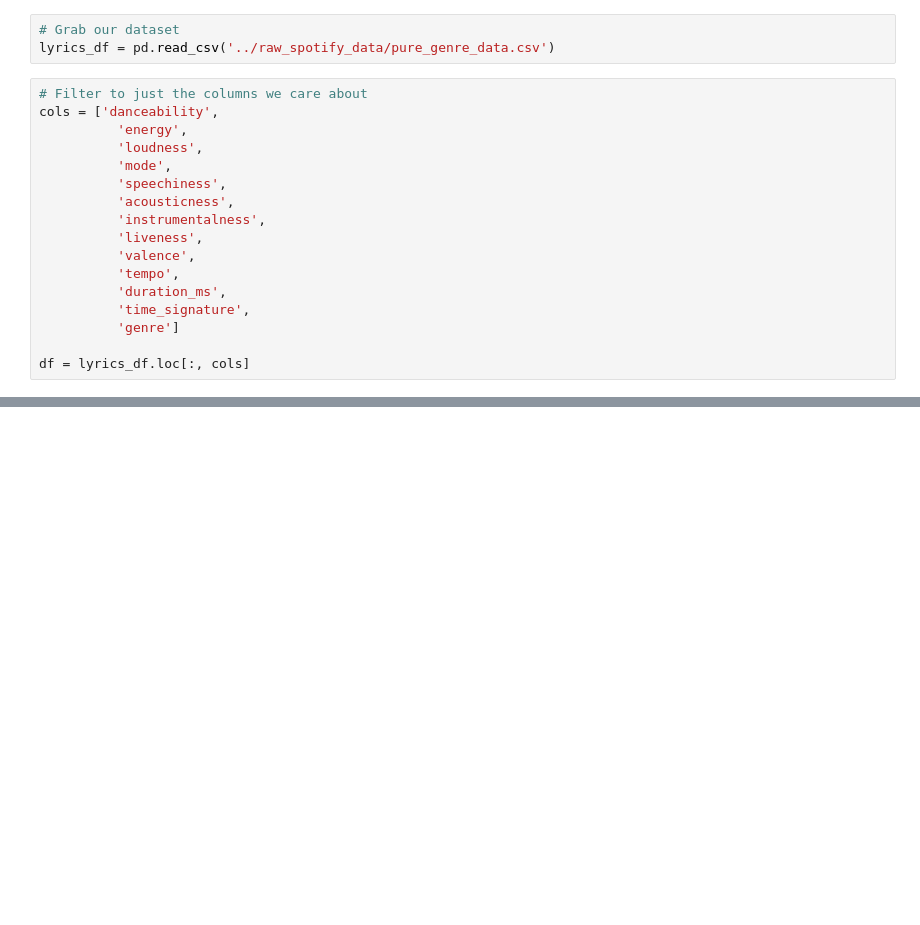
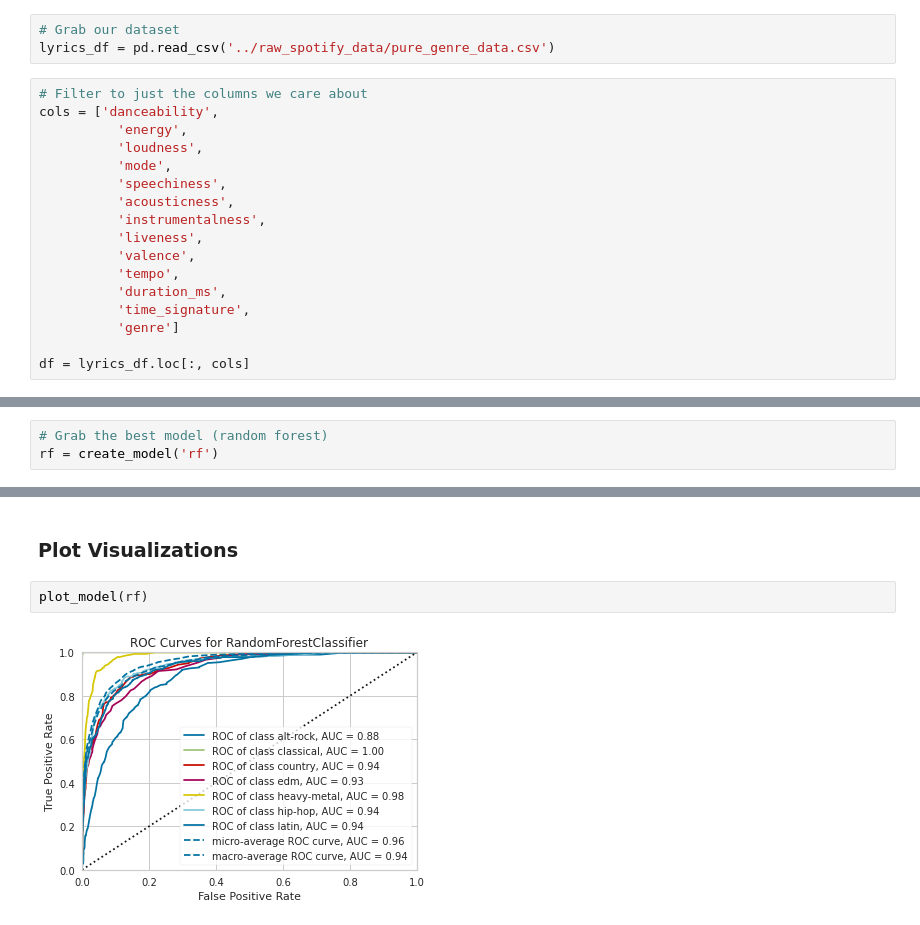
Before and after one commit to Cardoni15/694_spotify, a Jupyter notebook: supervised_learning/pycaret_classifier.ipynb, the cells around one changed output, grey strips where cells are left out. Cells and saved outputs as stored; diff of their text form; blank space fills up the shorter version.

```diff
--- a/supervised_learning/pycaret_classifier.ipynb
+++ b/supervised_learning/pycaret_classifier.ipynb
@@ -222,0 +97,3 @@ AttributeError: 'numpy.float32' object has no attribute 'is_integer'
+# %%
+# Grab the best model (random forest)
+rf = create_model('rf')
@@ -222,0 +115,6 @@ AttributeError: 'numpy.float32' object has no attribute 'is_integer'
+# %% [markdown]
+### Plot Visualizations
+# %%
+plot_model(rf)
+# %% [output]
+[figure, added]
```
Also changed, not shown: parts of 38 cells of this notebook, 2 other files.
